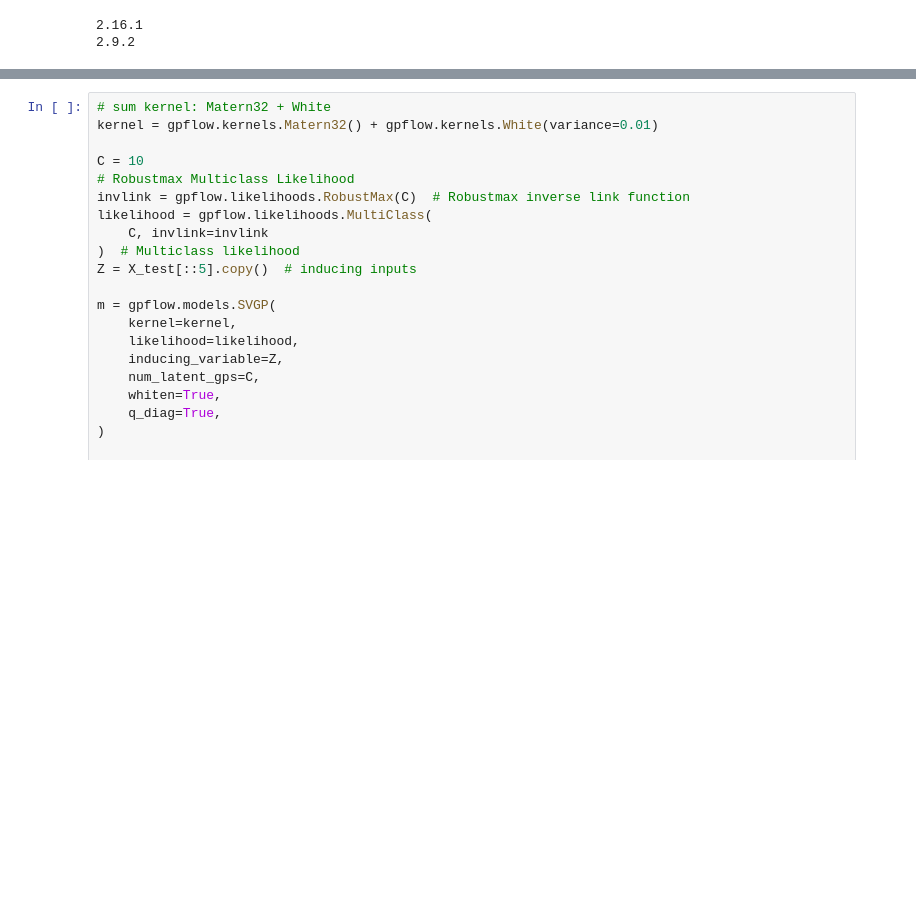
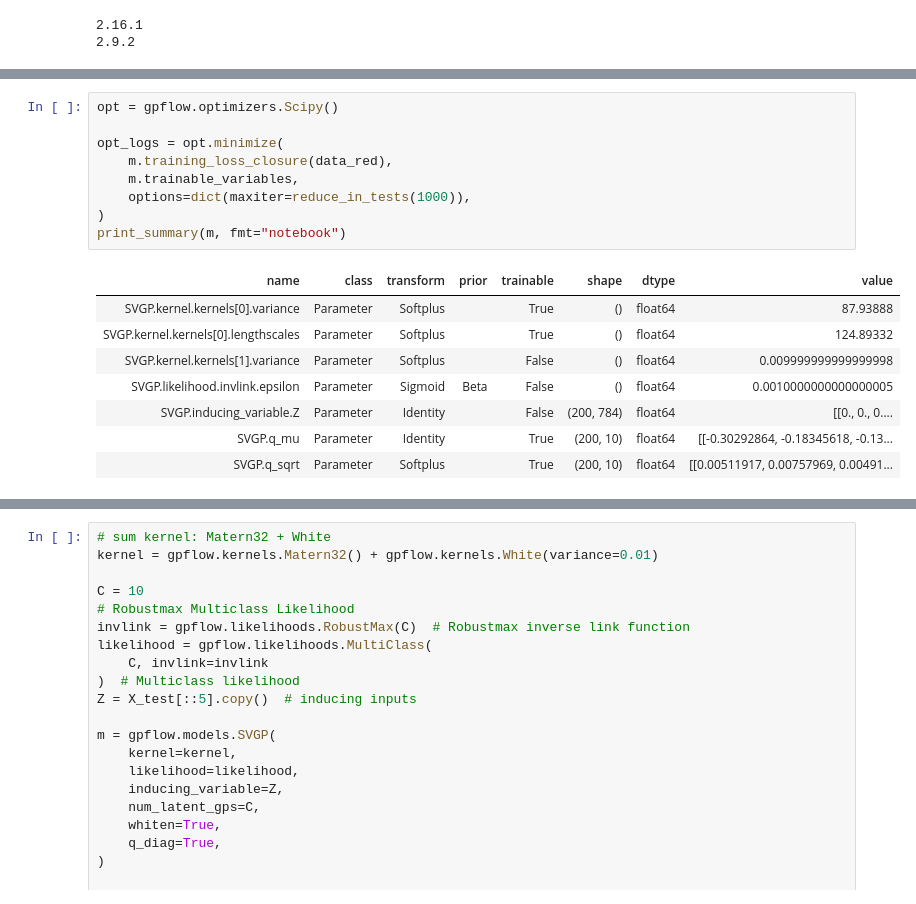
Before and after one commit to juansebastiangit/Inteligencia_artificial, a Jupyter notebook: Tareas/Parcial_2/ejercicios-gpflow.ipynb, the cells around one changed output, grey strips where cells are left out. Drawn from its saved outputs; the diff is of its cells as text; blank space fills up the shorter version.

```diff
--- a/Tareas/Parcial_2/ejercicios-gpflow.ipynb
+++ b/Tareas/Parcial_2/ejercicios-gpflow.ipynb
@@ -134,0 +195,18 @@ data=(X_test,y_test)
+# %%
+opt = gpflow.optimizers.Scipy()
+
+opt_logs = opt.minimize(
+    m.training_loss_closure(data_red),
+    m.trainable_variables,
+    options=dict(maxiter=reduce_in_tests(1000)),
+)
+print_summary(m, fmt="notebook")
+# %% [output]
+| name | class | transform | prior | trainable | shape | dtype | value |
+| SVGP.kernel.kernels[0].variance | Parameter | Softplus |  | True | () | float64 | 87.93888 |
+| SVGP.kernel.kernels[0].lengthscales | Parameter | Softplus |  | True | () | float64 | 124.89332 |
+| SVGP.kernel.kernels[1].variance | Parameter | Softplus |  | False | () | float64 | 0.009999999999999998 |
+| SVGP.likelihood.invlink.epsilon | Parameter | Sigmoid | Beta | False | () | float64 | 0.0010000000000000005 |
+| SVGP.inducing_variable.Z | Parameter | Identity |  | False | (200, 784) | float64 | [[0., 0., 0.... |
+| SVGP.q_mu | Parameter | Identity |  | True | (200, 10) | float64 | [[-0.30292864, -0.18345618, -0.13... |
+| SVGP.q_sqrt | Parameter | Softplus |  | True | (200, 10) | float64 | [[0.00511917, 0.00757969, 0.00491... |
```
Also changed, not shown: parts of 10 cells of this notebook.
